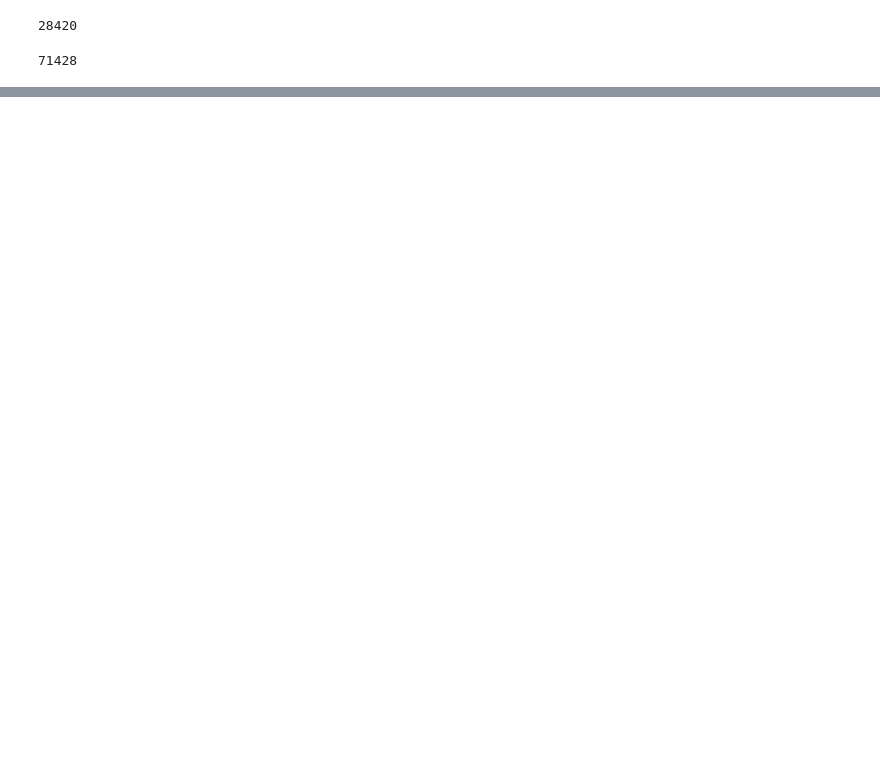
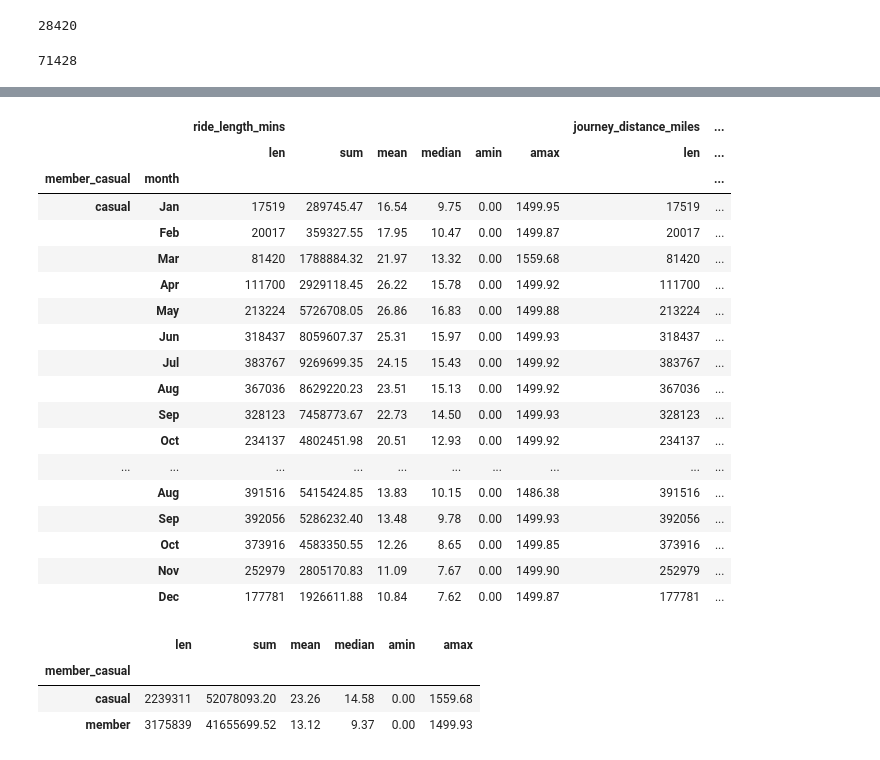
Before and after one commit to Coded123/Google_Data_Analytics_Capstone, a Jupyter notebook: cyclistic_bikeshare_project/cyclistic_bikeshare_analysis_ttm_2021_2022.ipynb, the cells around one changed output, grey strips where cells are left out. Drawn from its saved outputs; the diff is of its cells as text; code cells hidden in the pictures; blank space fills up the shorter version.

```diff
--- a/cyclistic_bikeshare_project/cyclistic_bikeshare_analysis_ttm_2021_2022.ipynb
+++ b/cyclistic_bikeshare_project/cyclistic_bikeshare_analysis_ttm_2021_2022.ipynb
@@ -194,0 +227,3 @@ bike_share
+# %%
+#dropping outlier
+bike_share = bike_share.drop(index=bike_share[bike_share['journey_distance_miles'] > 70].index)
@@ -194,0 +239,9 @@ bike_share
+# %%
+#groupby member casual and bike type
+mc_ride_grp = bike_share.groupby(['member_casual', 'rideable_type'])
+
+#remove scientific number format
+pd.set_option('display.float_format', lambda x: '%.2f' % x)
+
+#descriptive stats of of rides by member casual and bike type
+mc_ride_grp[['ride_length_mins', 'journey_distance_miles']].agg([len,np.sum,np.mean,np.median,np.min,np.max])
@@ -194,0 +279,33 @@ bike_share
+# %%
+#descriptive stats of of rides by month
+month_grp = bike_share.groupby(['member_casual','month'])
+
+month_grp[['ride_length_mins', 'journey_distance_miles']].agg([len,np.sum,np.mean,np.median,np.min,np.max])
+# %% [output]
+|  |  | ride_length_mins |  |  |  |  |  | journey_distance_miles | ... |
+|  |  | len | sum | mean | median | amin | amax | len | ... |
+| member_casual | month |  |  |  |  |  |  |  | ... |
+| casual | Jan | 17519 | 289745.47 | 16.54 | 9.75 | 0.00 | 1499.95 | 17519 | ... |
+|  | Feb | 20017 | 359327.55 | 17.95 | 10.47 | 0.00 | 1499.87 | 20017 | ... |
+|  | Mar | 81420 | 1788884.32 | 21.97 | 13.32 | 0.00 | 1559.68 | 81420 | ... |
+|  | Apr | 111700 | 2929118.45 | 26.22 | 15.78 | 0.00 | 1499.92 | 111700 | ... |
+|  | May | 213224 | 5726708.05 | 26.86 | 16.83 | 0.00 | 1499.88 | 213224 | ... |
+|  | Jun | 318437 | 8059607.37 | 25.31 | 15.97 | 0.00 | 1499.93 | 318437 | ... |
+|  | Jul | 383767 | 9269699.35 | 24.15 | 15.43 | 0.00 | 1499.92 | 383767 | ... |
+|  | Aug | 367036 | 8629220.23 | 23.51 | 15.13 | 0.00 | 1499.92 | 367036 | ... |
+|  | Sep | 328123 | 7458773.67 | 22.73 | 14.50 | 0.00 | 1499.93 | 328123 | ... |
+|  | Oct | 234137 | 4802451.98 | 20.51 | 12.93 | 0.00 | 1499.92 | 234137 | ... |
+| ... | ... | ... | ... | ... | ... | ... | ... | ... | ... |
+|  | Aug | 391516 | 5415424.85 | 13.83 | 10.15 | 0.00 | 1486.38 | 391516 | ... |
+|  | Sep | 392056 | 5286232.40 | 13.48 | 9.78 | 0.00 | 1499.93 | 392056 | ... |
+|  | Oct | 373916 | 4583350.55 | 12.26 | 8.65 | 0.00 | 1499.85 | 373916 | ... |
+|  | Nov | 252979 | 2805170.83 | 11.09 | 7.67 | 0.00 | 1499.90 | 252979 | ... |
+|  | Dec | 177781 | 1926611.88 | 10.84 | 7.62 | 0.00 | 1499.87 | 177781 | ... |
+# %%
+#less casual rides, but the ride lengths are longer, nearly 2x avg time
+mc_grp['ride_length_mins'].agg([len,np.sum,np.mean,np.median,np.min,np.max])
+# %% [output]
+|  | len | sum | mean | median | amin | amax |
+| member_casual |  |  |  |  |  |  |
+| casual | 2239311 | 52078093.20 | 23.26 | 14.58 | 0.00 | 1559.68 |
+| member | 3175839 | 41655699.52 | 13.12 | 9.37 | 0.00 | 1499.93 |
```
Also changed, not shown: parts of 11 cells of this notebook.
